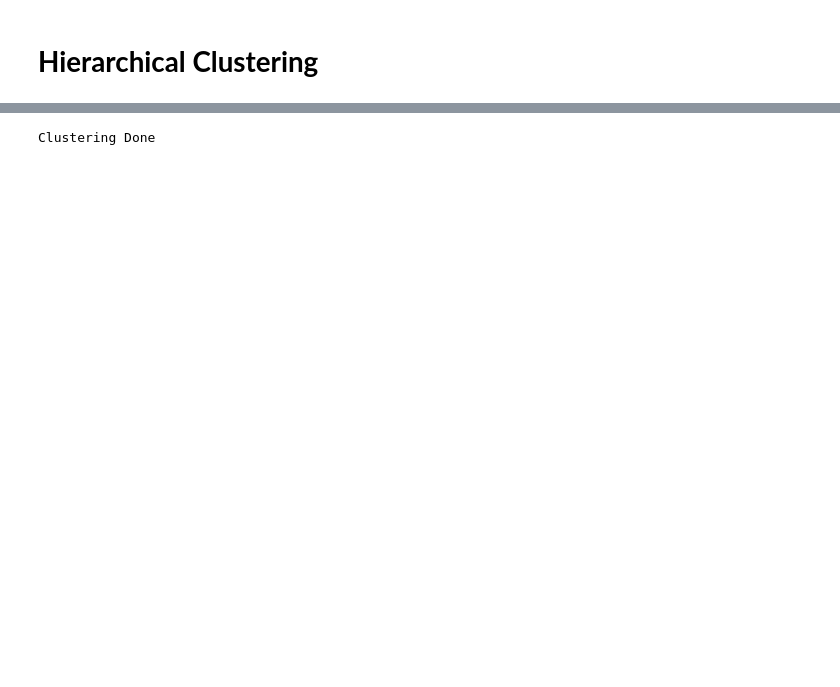
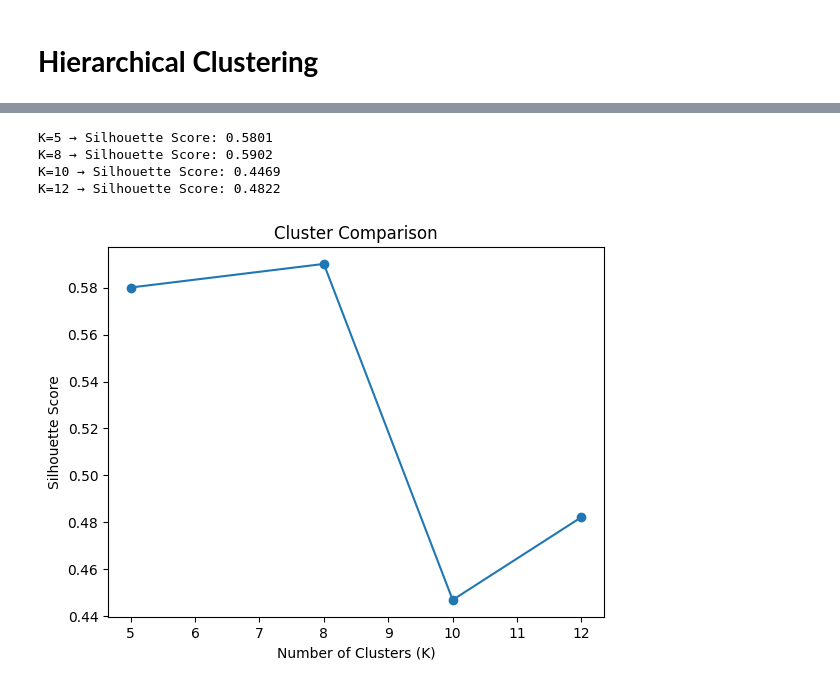
Before and after one commit to MehulShukla-git/Movie_Recommendation_System, a Jupyter notebook: Hierarchical_Clustering.ipynb, the cells around one changed output, grey strips where cells are left out. Saved outputs shown, nothing was run; the diff lists cells and outputs as text; code cells hidden in the pictures; blank space fills up the shorter version.

```diff
--- a/Hierarchical_Clustering.ipynb
+++ b/Hierarchical_Clustering.ipynb
@@ -100,12 +115,30 @@ plt.show()
-# %%
-from sklearn.cluster import AgglomerativeClustering
-
-hc = AgglomerativeClustering(n_clusters=10)
-
-df_sample = df.iloc[:len(sample)]
-
-df_sample['cluster'] = hc.fit_predict(sample)
-
-print("Clustering Done ")
-# %% [output]
-Clustering Done
+# %%
+from sklearn.cluster import AgglomerativeClustering
+from sklearn.metrics import silhouette_score
+
+k_values = [5, 8, 10, 12]
+
+scores = {}
+
+for k in k_values:
+    hc = AgglomerativeClustering(n_clusters=k)
+    labels = hc.fit_predict(sample)
+
+    score = silhouette_score(sample, labels)
+    scores[k] = score
+
+    print(f"K={k} → Silhouette Score: {score:.4f}")
+# %% [output]
+K=5 → Silhouette Score: 0.5801
+K=8 → Silhouette Score: 0.5902
+K=10 → Silhouette Score: 0.4469
+K=12 → Silhouette Score: 0.4822
+# %%
+plt.figure()
+plt.plot(list(scores.keys()), list(scores.values()), marker='o')
+plt.xlabel("Number of Clusters (K)")
+plt.ylabel("Silhouette Score")
+plt.title("Cluster Comparison")
+plt.show()
+# %% [output]
+[figure, added]
```
Also changed, not shown: parts of 16 cells of this notebook.
